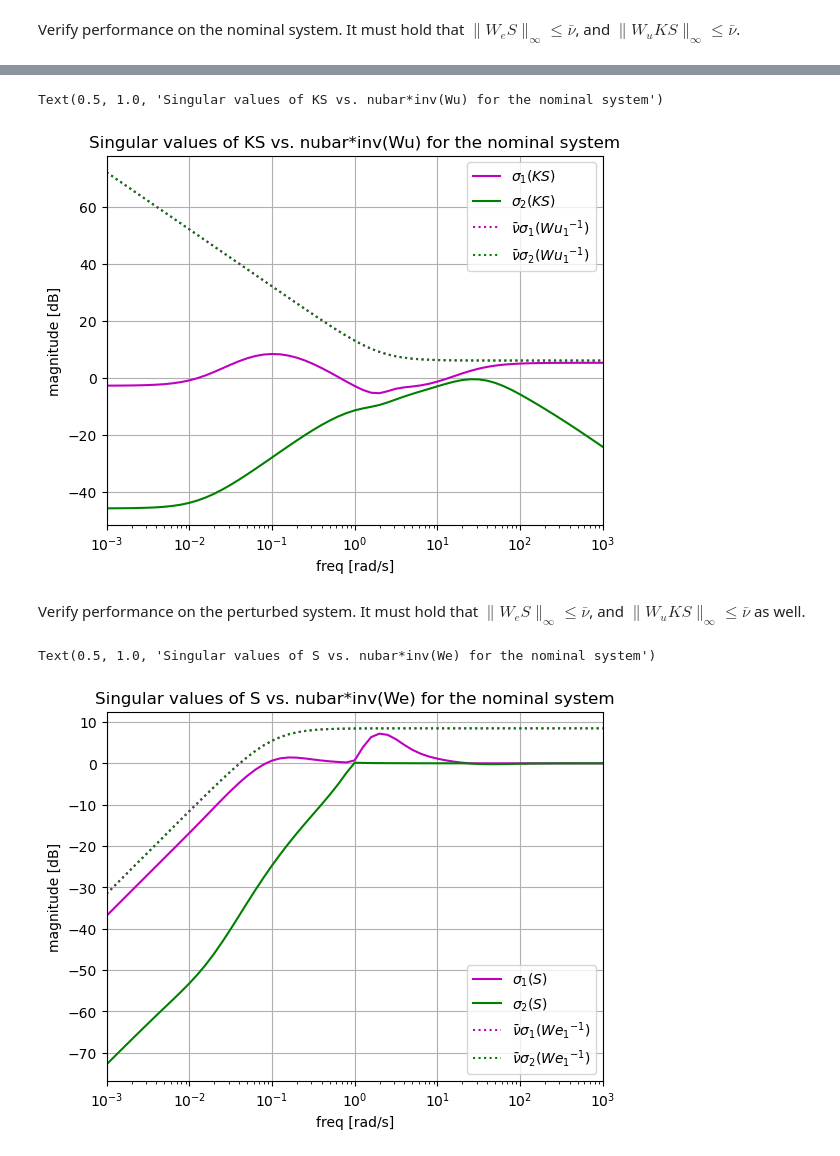
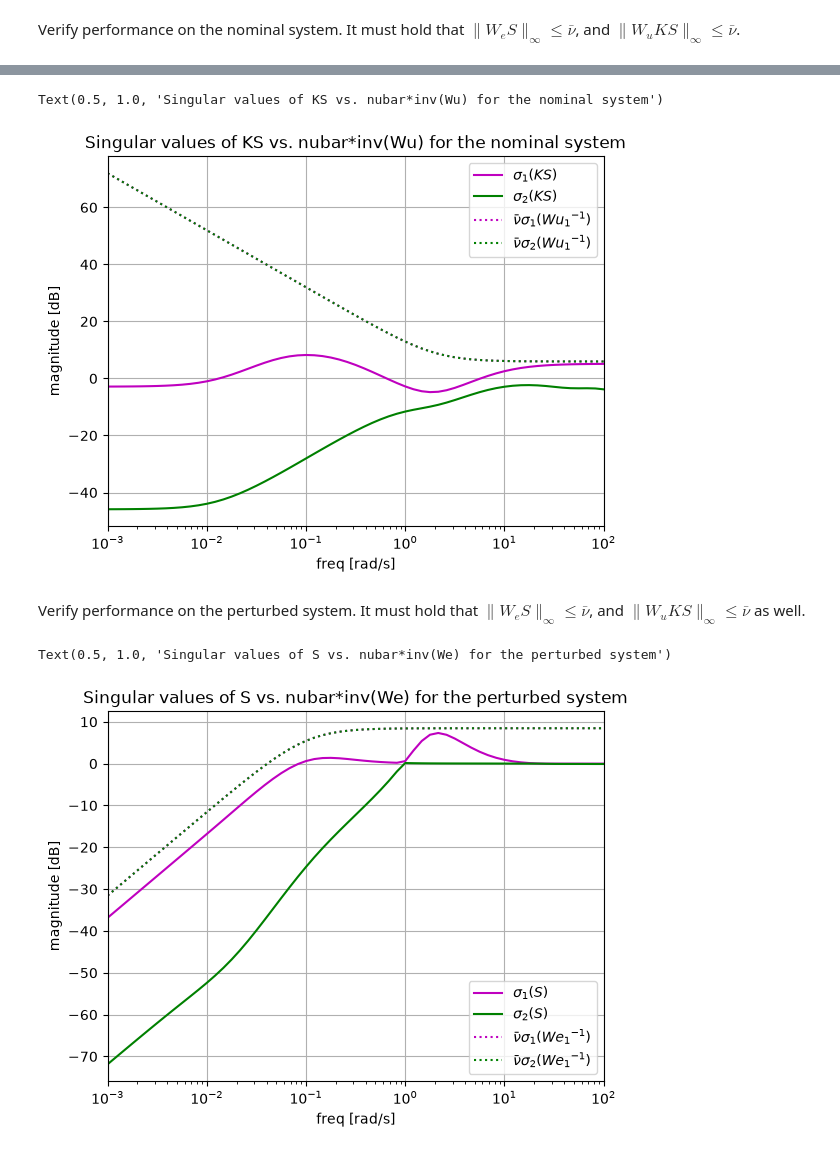
Before and after one commit to giannibi/rpc-scripts, a Jupyter notebook: examples/Part5/04 robust_performance_3.ipynb, the cells around one changed output, grey strips where cells are left out. Drawn from its saved outputs; the diff is of its cells as text; code cells hidden in the pictures.

Commit message:
new version of mu synthesis examples

```diff
--- a/examples/Part5/04 robust_performance_3.ipynb
+++ b/examples/Part5/04 robust_performance_3.ipynb
@@ -57,7 +56,7 @@ Wu = w_u.append(w_u)
 display("Input sensitivity performance weight", Wu)
 
 # Frequency range for mu computations
-omega = np.logspace(-3, 3, 61)
+omega = np.logspace(-3, 2, 61)
 
 Wesv = rb.sigma(w_e, omega)
 Wusv = rb.sigma(w_u, omega)
@@ -133,22 +126,14 @@ Do $\mu$-synthesis
 # Controller I/O sizes
 f = 2
 
-# Extended uncertainty structure: two 2x2 uncertainty blocks and a 4x4 performance block
-nblock = np.array([2,2,4])
-structure = np.array([[2,2],[2,2],[4,4]])
-# This has to be == 2 (complex uncertainty) for each block (other values are not implemented)
-itype = np.array([2,2,2])
-
-# Do mu-synthesis via D-K iteration (old implementation)
-# Note that we enforce reduction on the closed loop of each iteration. If we don't, numerical problems arise
-# for this problem instance
-#K, best_nubar, init_mubar, best_mubar, gamma = rb.musyn(G, f, nblock, itype, omega)
+# Extended uncertainty structure: two 2x2 uncertainty blocks and a 2x4 performance block
+structure = np.array([[2,2],[2,2],[2,4]])
 
 # Do mu-synthesis using dkpy
 logging.basicConfig(level=logging.INFO)
 
 # Number of iterations
-numiter = 1
+numiter = 3
 
 # Do D-K iteration
 K, best_nubar, iter_results = rb.musyn_dkpy(G, f, f, structure, omega, order=4, numiter=numiter)
@@ -157,18 +142,20 @@ K, best_nubar, iter_results = rb.musyn_dkpy(G, f, f, structure, omega, order=4,
 K.input_labels = ['y[0]','y[1]']
 K.output_labels = ['u[0]','u[1]']
 
-M = ct.interconnect([P, K, Wi1, Wi2, We, Wu, sumdelta1, sumdelta2, fbk, Wd],
-                    inputs=['wdelta1[0]','wdelta1[1]','wdelta2[0]','wdelta2[1]','w1[0]','w1[1]','w2[0]','w2[1]'],
+M = ct.interconnect([P, K, Wi1, Wi2, We, Wu, sumdelta1, sumdelta2, fbk],
+                    inputs=['wdelta1[0]','wdelta1[1]','wdelta2[0]','wdelta2[1]','w[0]','w[1]'],
                     outputs=['zdelta1[0]','zdelta1[1]','zdelta2[0]','zdelta2[1]','z1[0]','z1[1]','z2[0]','z2[1]'])
 
 # Compute mu upper bound and its maximum over frequency
-mubound, nubar = rb.mucomp(M, nblock, itype, omega)
+M_jomega = M(1j * omega)
+mubar,_,_,_ = dkpy.SsvLmiBisection(n_jobs=None).compute_ssv(M_jomega, structure)
+nubar = np.max(mubar)
 display("Peak upper bound (nubar): ", nubar)
 
 # Display the mu upper bound achieved throughout the iterations and the final one
 for i in range(numiter):
     plt.loglog(omega, iter_results[i].mu_omega, label=r'$\bar \mu$ iter=%d' % i)
-plt.loglog(omega, mubound, label=r'$\bar \mu$ final')
+plt.loglog(omega, mubar, label=r'$\bar \mu$ final')
 
 plt.ylabel(r'$\bar\mu$ value')
 plt.xlabel('freq [rad/s]')
@@ -225,7 +214,7 @@ Text(0.5, 1.0, 'Singular values of S vs. nubar*inv(We) for the nominal system')
 # %%
 # Compute closed loop input sensitivity for the nominal system
-KS = ct.interconnect([P, Delta1, Delta2, K, Wi1, Wi2, We, sumdelta1, sumdelta2, fbk, Wu, Wd],
-                    inputs=['w1[0]','w1[1]'],
+KS = ct.interconnect([P, Delta1, Delta2, K, Wi1, Wi2, We, sumdelta1, sumdelta2, fbk, Wu],
+                    inputs=['w[0]','w[1]'],
                     outputs=['u[0]','u[1]'], check_unused=False)
 
 # Compute singular values of KS over frequency
@@ -242,52 +231,52 @@ plt.semilogx(omega, 20*np.log10(Wuinvsv[:, 0]), 'm:', label=r'$\bar\nu \sigma_1(
 plt.semilogx(omega, 20*np.log10(Wuinvsv[:, 1]), 'g:', label=r'$\bar\nu \sigma_2({Wu_1}^{-1})$')
 #plt.ylim([-60, 30])
 plt.ylabel('magnitude [dB]')
-plt.xlim([1e-3, 1e3])
+plt.xlim([1e-3, 1e2])
 plt.xlabel('freq [rad/s]')
 plt.legend()
 plt.grid()
 plt.title('Singular values of KS vs. nubar*inv(Wu) for the nominal system')
 # %% [output]
 Text(0.5, 1.0, 'Singular values of KS vs. nubar*inv(Wu) for the nominal system')
-[figure, old version]
+[figure, new version]
 # %% [markdown]
 Verify performance on the perturbed system. It must hold that $\|W_e S\|_\infty \leq \bar\nu$, and $\|W_u KS\|_\infty \leq \bar\nu$ as well.
 # %%
 # Generate an admissible perturbed plant
 Dp = 1/best_nubar * ct.tf([-1,0.2],[0.5,1])
 Dp = Dp.append(Dp)
 
 Pp = (I+0.1/best_nubar*I) * P * (I+Dp)
 Pp.input_labels = ['up[0]','up[1]']
 Pp.output_labels = ['yp[0]','yp[1]']
 
-S = ct.interconnect([Pp, Delta1, Delta2, K, Wi1, Wi2, We, sumdelta1, sumdelta2, fbk, Wu, Wd],
-                    inputs=['w1[0]','w1[1]'],
+S = ct.interconnect([Pp, Delta1, Delta2, K, Wi1, Wi2, We, sumdelta1, sumdelta2, fbk, Wu],
+                    inputs=['w[0]','w[1]'],
                     outputs=['y[0]','y[1]'], check_unused=False)
-KS = ct.interconnect([Pp, Delta1, Delta2, K, Wi1, Wi2, We, sumdelta1, sumdelta2, fbk, Wu, Wd],
-                    inputs=['w1[0]','w1[1]'],
+KS = ct.interconnect([Pp, Delta1, Delta2, K, Wi1, Wi2, We, sumdelta1, sumdelta2, fbk, Wu],
+                    inputs=['w[0]','w[1]'],
                     outputs=['u[0]','u[1]'], check_unused=False)
 
 # Compute singular values of S and KS over frequency
 Ssv = rb.sigma(S, omega)
 KSsv = rb.sigma(KS, omega)
 
 # We plot the singular values of gamma*invss(We) along with S
 # for gamma = best_nubar
 plt.semilogx(omega, 20*np.log10(Ssv[:, 0]), 'm', label=r'$\sigma_1(S)$')
 plt.semilogx(omega, 20*np.log10(Ssv[:, 1]), 'g', label=r'$\sigma_2(S)$')
 plt.semilogx(omega, 20*np.log10(Weinvsv[:, 0]), 'm:', label=r'$\bar\nu \sigma_1({We_1}^{-1})$')
 plt.semilogx(omega, 20*np.log10(Weinvsv[:, 1]), 'g:', label=r'$\bar\nu \sigma_2({We_1}^{-1})$')
 #plt.ylim([-60, 30])
 plt.ylabel('magnitude [dB]')
-plt.xlim([1e-3, 1e3])
+plt.xlim([1e-3, 1e2])
 plt.xlabel('freq [rad/s]')
 plt.legend()
 plt.grid()
 plt.title('Singular values of S vs. nubar*inv(We) for the perturbed system')
 # %% [output]
-Text(0.5, 1.0, 'Singular values of S vs. nubar*inv(We) for the nominal system')
+Text(0.5, 1.0, 'Singular values of S vs. nubar*inv(We) for the perturbed system')
-[figure, old version]
+[figure, new version]
 # %%
 # We plot the singular values of gamma*invss(Wu) along with KS
 # for gamma = best_nubar
```
Also changed, not shown: parts of 8 cells of this notebook, 3 other files.
